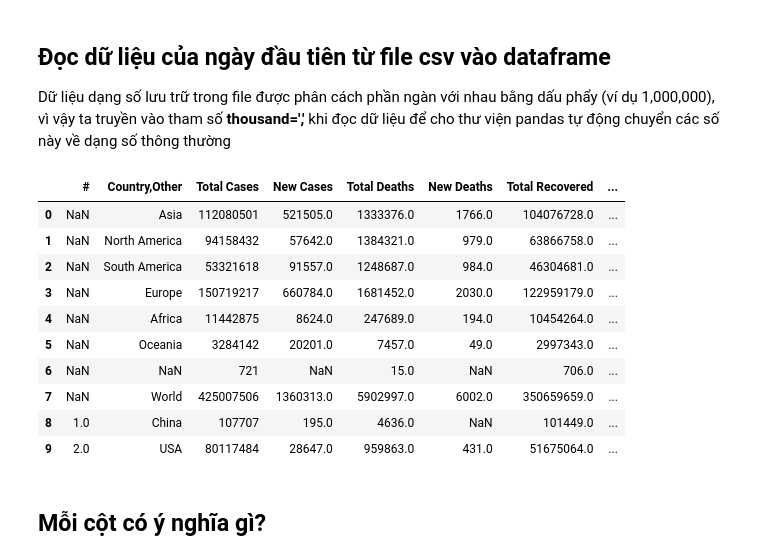
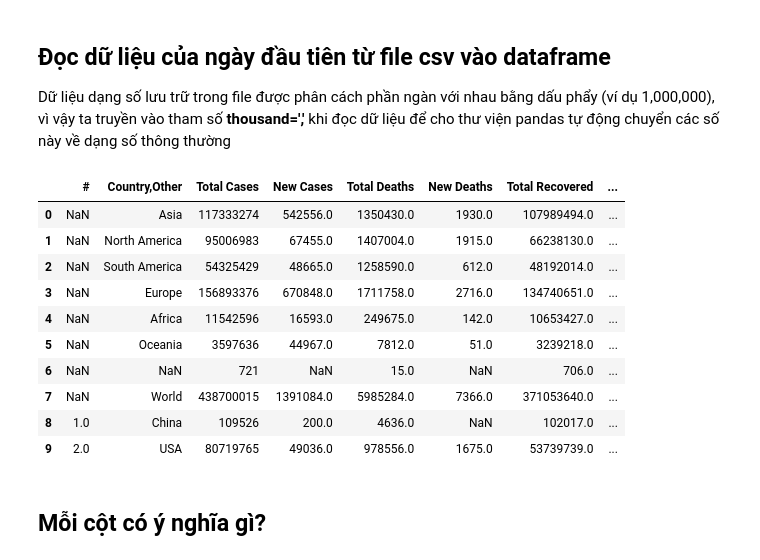
Before and after one commit to cttho/cttho-education-projects, a Jupyter notebook: Worldometer-COVID19/Lab01.ipynb, the cells around one changed output. Cells and saved outputs as stored; diff of their text form; code cells hidden in the pictures.

```diff
--- a/Worldometer-COVID19/Lab01.ipynb
+++ b/Worldometer-COVID19/Lab01.ipynb
@@ -65,22 +65,22 @@ Link của tập dữ liệu đã thu thập: ...
 
 Dữ liệu dạng số lưu trữ trong file được phân cách phần ngàn với nhau bằng dấu phẩy (ví dụ 1,000,000), vì vậy ta truyền vào tham số **thousand=','** khi đọc dữ liệu để cho thư viện pandas tự động chuyển các số này về dạng số thông thường
 # %%
-filename = '2022-2-20.csv'
+filename = '2022-3-2.csv'
 filepath = datapath + filename
 first_day_df = pd.read_csv(filepath, thousands=',')
 first_day_df.head(10)
 # %% [output]
 |  | # | Country,Other | Total Cases | New Cases | Total Deaths | New Deaths | Total Recovered | ... |
-| 0 | NaN | Asia | 112080501 | 521505.0 | 1333376.0 | 1766.0 | 104076728.0 | ... |
-| 1 | NaN | North America | 94158432 | 57642.0 | 1384321.0 | 979.0 | 63866758.0 | ... |
-| 2 | NaN | South America | 53321618 | 91557.0 | 1248687.0 | 984.0 | 46304681.0 | ... |
-| 3 | NaN | Europe | 150719217 | 660784.0 | 1681452.0 | 2030.0 | 122959179.0 | ... |
-| 4 | NaN | Africa | 11442875 | 8624.0 | 247689.0 | 194.0 | 10454264.0 | ... |
-| 5 | NaN | Oceania | 3284142 | 20201.0 | 7457.0 | 49.0 | 2997343.0 | ... |
+| 0 | NaN | Asia | 117333274 | 542556.0 | 1350430.0 | 1930.0 | 107989494.0 | ... |
+| 1 | NaN | North America | 95006983 | 67455.0 | 1407004.0 | 1915.0 | 66238130.0 | ... |
+| 2 | NaN | South America | 54325429 | 48665.0 | 1258590.0 | 612.0 | 48192014.0 | ... |
+| 3 | NaN | Europe | 156893376 | 670848.0 | 1711758.0 | 2716.0 | 134740651.0 | ... |
+| 4 | NaN | Africa | 11542596 | 16593.0 | 249675.0 | 142.0 | 10653427.0 | ... |
+| 5 | NaN | Oceania | 3597636 | 44967.0 | 7812.0 | 51.0 | 3239218.0 | ... |
 | 6 | NaN | NaN | 721 | NaN | 15.0 | NaN | 706.0 | ... |
-| 7 | NaN | World | 425007506 | 1360313.0 | 5902997.0 | 6002.0 | 350659659.0 | ... |
-| 8 | 1.0 | China | 107707 | 195.0 | 4636.0 | NaN | 101449.0 | ... |
-| 9 | 2.0 | USA | 80117484 | 28647.0 | 959863.0 | 431.0 | 51675064.0 | ... |
+| 7 | NaN | World | 438700015 | 1391084.0 | 5985284.0 | 7366.0 | 371053640.0 | ... |
+| 8 | 1.0 | China | 109526 | 200.0 | 4636.0 | NaN | 102017.0 | ... |
+| 9 | 2.0 | USA | 80719765 | 49036.0 | 978556.0 | 1675.0 | 53739739.0 | ... |
 # %% [markdown]
 ## Mỗi cột có ý nghĩa gì?
 # %% [markdown]
```
Also changed, not shown: parts of 8 cells of this notebook, 31 other files.
